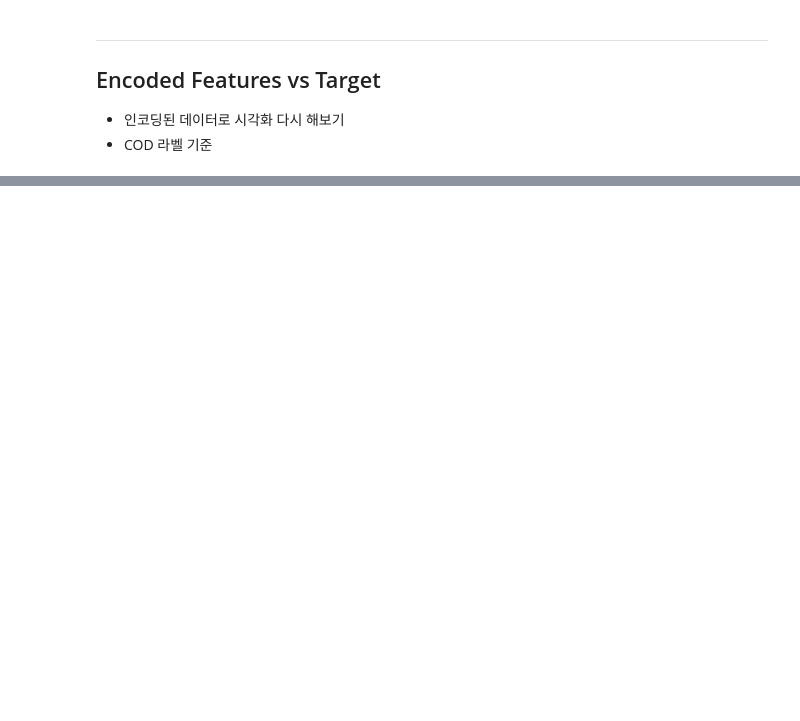
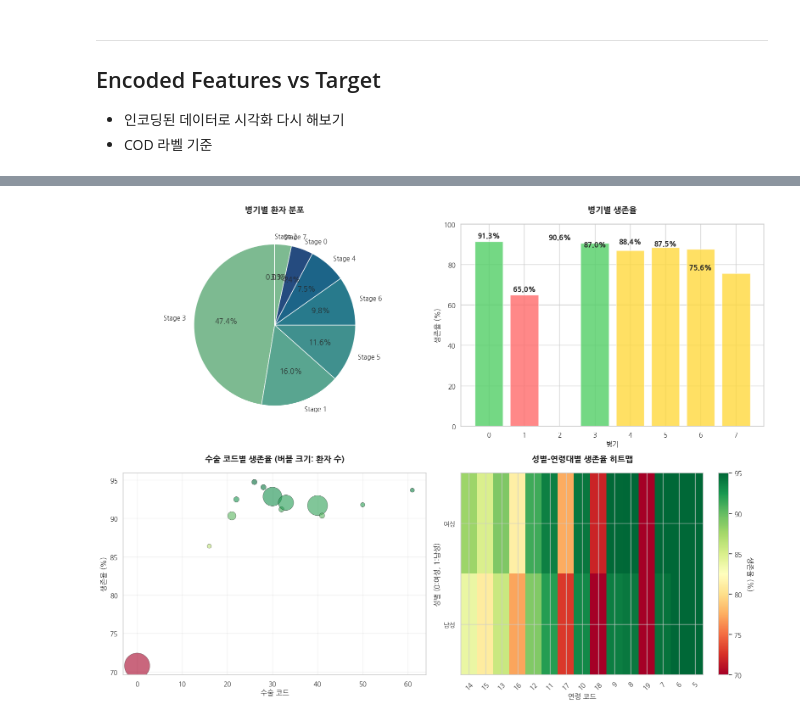
Before and after one commit to Maroco0109/SKN19_2ND_5TEAM, a Jupyter notebook: insight/data_encode_insight_kmj.ipynb, the cells around one changed output, grey strips where cells are left out. Cells and saved outputs as stored; diff of their text form; code cells hidden in the pictures; blank space fills up the shorter version.

```diff
--- a/insight/data_encode_insight_kmj.ipynb
+++ b/insight/data_encode_insight_kmj.ipynb
@@ -726,0 +334,78 @@ Suicide              41    29.8     13.0  31.3
+# %%
+# 4. 치료 방법과 병기별 생존율 분석
+fig, ((ax1, ax2), (ax3, ax4)) = plt.subplots(2, 2, figsize=(16, 12))
+
+# 4-1. 병기별 환자 분포
+stage_col = 'Combined Summary Stage with Expanded Regional Codes (2004+)'
+stage_counts = encoded_df[stage_col].value_counts()
+ax1.pie(stage_counts.values, labels=[f'Stage {i}' for i in stage_counts.index],
+        autopct='%1.1f%%', startangle=90)
+ax1.set_title('병기별 환자 분포', fontsize=14, fontweight='bold', pad=20)
+
+# 4-2. 병기별 생존율
+stage_survival = encoded_df.groupby(stage_col)['Vital status recode (study cutoff used)__enc'].agg(['count', lambda x: (x == 0).mean() * 100]).reset_index()
+stage_survival.columns = ['Stage', 'Count', 'Survival_Rate']
+stage_survival = stage_survival[stage_survival['Count'] >= 1000]  # 1000명 이상
+
+colors_stage = ['#FF6B6B' if rate < 70 else '#51CF66' if rate > 90 else '#FFD93D' for rate in stage_survival['Survival_Rate']]
+bars = ax2.bar(stage_survival['Stage'], stage_survival['Survival_Rate'], color=colors_stage, alpha=0.8)
+ax2.set_title('병기별 생존율', fontsize=14, fontweight='bold', pad=20)
+ax2.set_xlabel('병기')
+ax2.set_ylabel('생존율 (%)')
+ax2.set_ylim(0, 100)
+
+# 값 표시
+for i, v in enumerate(stage_survival['Survival_Rate']):
+    ax2.text(i, v + 1, f'{v:.1f}%', ha='center', va='bottom', fontweight='bold')
+
+# 4-3. 수술 여부별 생존율
+surgery_col = 'RX Summ--Surg Prim Site (1998+)'
+surgery_survival = encoded_df.groupby(surgery_col)['Vital status recode (study cutoff used)__enc'].agg(['count', lambda x: (x == 0).mean() * 100]).reset_index()
+surgery_survival.columns = ['Surgery_Code', 'Count', 'Survival_Rate']
+surgery_survival = surgery_survival[surgery_survival['Count'] >= 5000]  # 5000명 이상
+
+ax3.scatter(surgery_survival['Surgery_Code'], surgery_survival['Survival_Rate'],
+           s=surgery_survival['Count']/100, alpha=0.6, c=surgery_survival['Survival_Rate'],
+           cmap='RdYlGn', edgecolors='black', linewidth=0.5)
+ax3.set_title('수술 코드별 생존율 (버블 크기: 환자 수)', fontsize=14, fontweight='bold', pad=20)
+ax3.set_xlabel('수술 코드')
+ax3.set_ylabel('생존율 (%)')
+ax3.grid(True, alpha=0.3)
+
+# 4-4. 성별 및 연령대별 생존율 히트맵
+survival_pivot = encoded_df.groupby(['Sex', 'Age recode with <1 year olds and 90+'])['Vital status recode (study cutoff used)__enc'].agg(lambda x: (x == 0).mean() * 100).reset_index()
+survival_pivot = survival_pivot.pivot(index='Sex', columns='Age recode with <1 year olds and 90+', values='Vital status recode (study cutoff used)__enc')
+
+# 상위 15개 연령대만 선택
+top_age_groups = encoded_df['Age recode with <1 year olds and 90+'].value_counts().head(15).index
+survival_pivot_filtered = survival_pivot[top_age_groups]
+
+im = ax4.imshow(survival_pivot_filtered.values, cmap='RdYlGn', aspect='auto', vmin=70, vmax=95)
+ax4.set_title('성별-연령대별 생존율 히트맵', fontsize=14, fontweight='bold', pad=20)
+ax4.set_xlabel('연령 코드')
+ax4.set_ylabel('성별 (0:여성, 1:남성)')
+ax4.set_xticks(range(len(top_age_groups)))
+ax4.set_xticklabels(top_age_groups, rotation=45)
+ax4.set_yticks(range(len(survival_pivot_filtered.index)))
+ax4.set_yticklabels(['여성', '남성'])
+
+# 컬러바 추가
+cbar = plt.colorbar(im, ax=ax4)
+cbar.set_label('생존율 (%)', rotation=270, labelpad=20)
+
+plt.tight_layout()
+plt.show()
+
+# 주요 인사이트
+print("=== 치료 및 예후 관련 인사이트 ===")
+best_stage = stage_survival.loc[stage_survival['Survival_Rate'].idxmax()]
+worst_stage = stage_survival.loc[stage_survival['Survival_Rate'].idxmin()]
+print(f"1. 가장 좋은 예후 병기: Stage {best_stage['Stage']} (생존율 {best_stage['Survival_Rate']:.1f}%)")
+print(f"2. 가장 나쁜 예후 병기: Stage {worst_stage['Stage']} (생존율 {worst_stage['Survival_Rate']:.1f}%)")
+
+best_surgery = surgery_survival.loc[surgery_survival['Survival_Rate'].idxmax()]
+worst_surgery = surgery_survival.loc[surgery_survival['Survival_Rate'].idxmin()]
+print(f"3. 최고 생존율 수술코드: {best_surgery['Surgery_Code']} (생존율 {best_surgery['Survival_Rate']:.1f}%)")
+print(f"4. 최저 생존율 수술코드: {worst_surgery['Surgery_Code']} (생존율 {worst_surgery['Survival_Rate']:.1f}%)")
+# %% [output]
+[figure, added]
```
Also changed, not shown: parts of 26 cells of this notebook.
